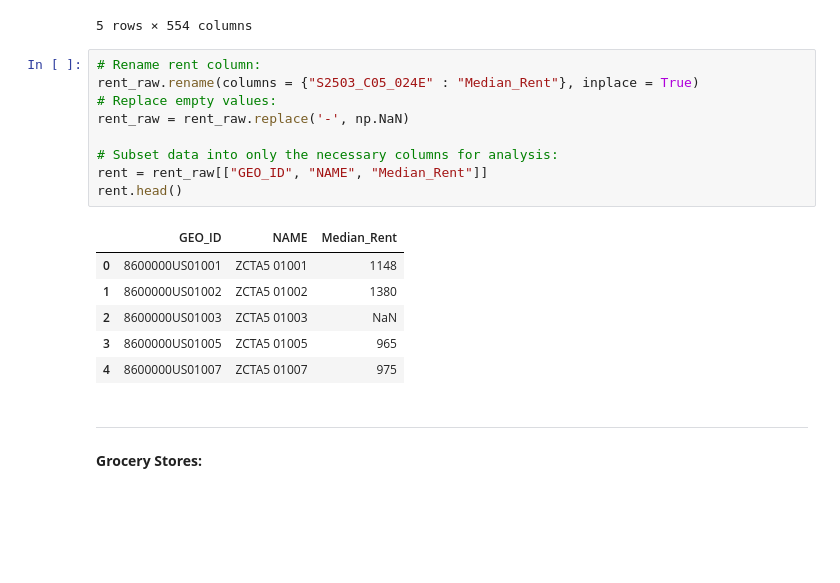
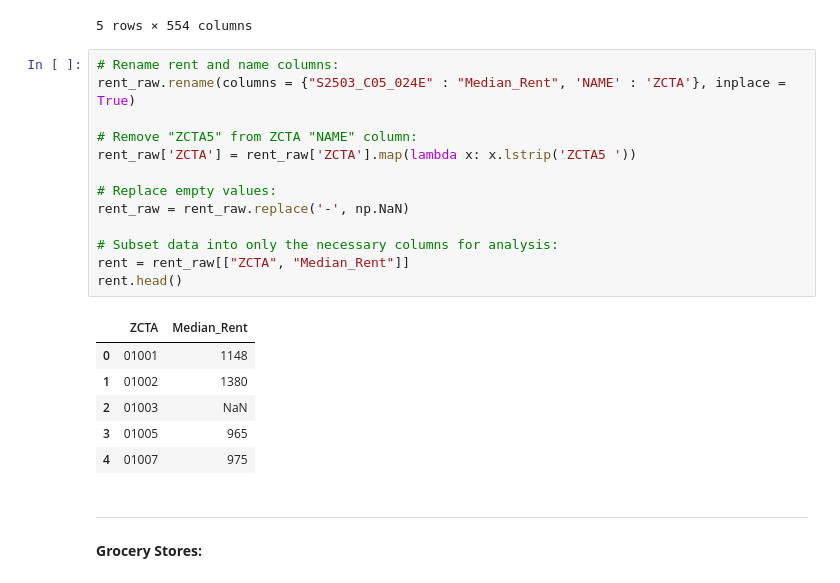
Before and after one commit to jess-wilson2020/uep239-final-project, a Jupyter notebook: uep239-final-project.ipynb, the cells around one changed output. Cells and saved outputs as stored; diff of their text form; blank space fills up the shorter version.

```diff
--- a/uep239-final-project.ipynb
+++ b/uep239-final-project.ipynb
@@ -110,21 +113,25 @@ memory usage: 2.3+ MB
 | 4 | 8600000US01007 | ZCTA5 01007 | 5563 | 196 | 81 | 65 | 109 | ... |
 5 rows × 554 columns
 # %%
-# Rename rent column:
-rent_raw.rename(columns = {"S2503_C05_024E" : "Median_Rent"}, inplace = True)
+# Rename rent and name columns:
+rent_raw.rename(columns = {"S2503_C05_024E" : "Median_Rent", 'NAME' : 'ZCTA'}, inplace = True)
+
+# Remove "ZCTA5" from ZCTA "NAME" column:
+rent_raw['ZCTA'] = rent_raw['ZCTA'].map(lambda x: x.lstrip('ZCTA5 '))
+
 # Replace empty values:
 rent_raw = rent_raw.replace('-', np.NaN)
 
 # Subset data into only the necessary columns for analysis:
-rent = rent_raw[["GEO_ID", "NAME", "Median_Rent"]]
+rent = rent_raw[["ZCTA", "Median_Rent"]]
 rent.head()
 # %% [output]
-|  | GEO_ID | NAME | Median_Rent |
-| 0 | 8600000US01001 | ZCTA5 01001 | 1148 |
-| 1 | 8600000US01002 | ZCTA5 01002 | 1380 |
-| 2 | 8600000US01003 | ZCTA5 01003 | NaN |
-| 3 | 8600000US01005 | ZCTA5 01005 | 965 |
-| 4 | 8600000US01007 | ZCTA5 01007 | 975 |
+|  | ZCTA | Median_Rent |
+| 0 | 01001 | 1148 |
+| 1 | 01002 | 1380 |
+| 2 | 01003 | NaN |
+| 3 | 01005 | 965 |
+| 4 | 01007 | 975 |
 # %% [markdown]
 ---
 
```
Also changed, not shown: parts of 17 cells of this notebook.
